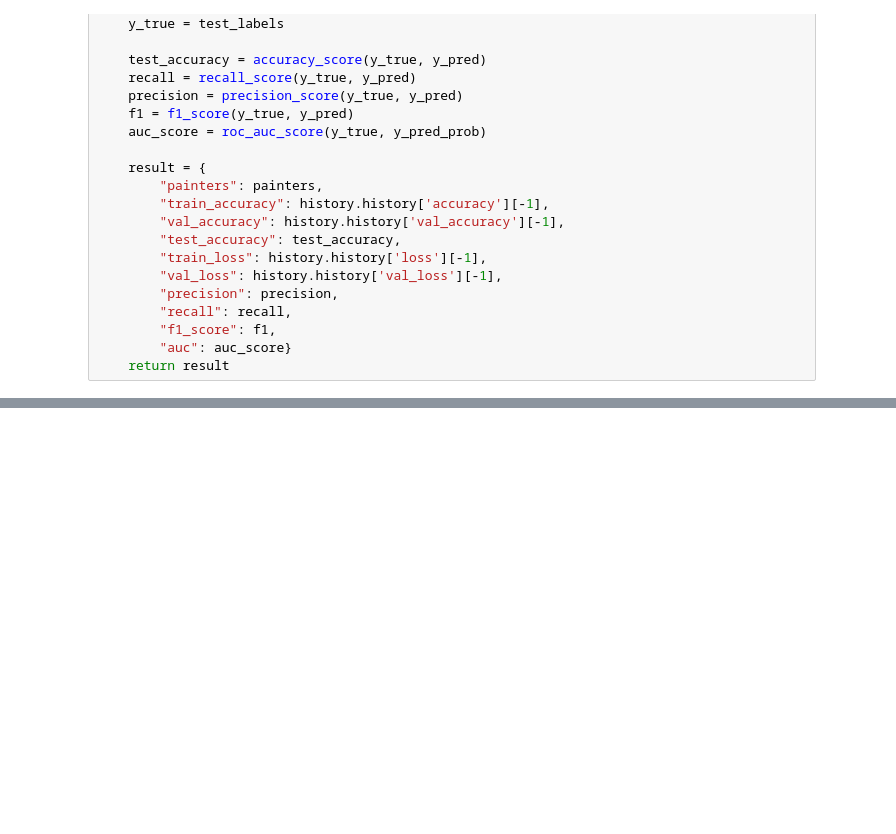
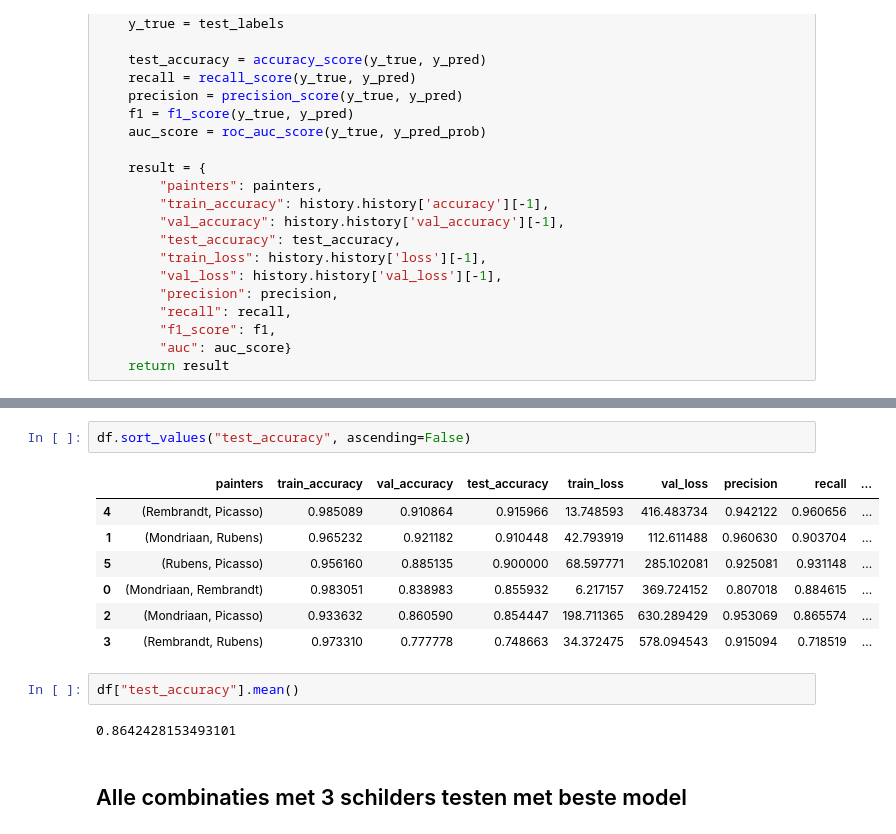
Before and after one commit to Tim-Mortier/Schilderijen-Classificatie, a Jupyter notebook: 6_Model_Training.ipynb, the cells around one changed output, grey strips where cells are left out. Cells and saved outputs as stored; diff of their text form; blank space fills up the shorter version.

```diff
--- a/6_Model_Training.ipynb
+++ b/6_Model_Training.ipynb
@@ -751,0 +711,16 @@ Found 371 files belonging to 2 classes.
+# %%
+df.sort_values("test_accuracy", ascending=False)
+# %% [output]
+|  | painters | train_accuracy | val_accuracy | test_accuracy | train_loss | val_loss | precision | recall | ... |
+| 4 | (Rembrandt, Picasso) | 0.985089 | 0.910864 | 0.915966 | 13.748593 | 416.483734 | 0.942122 | 0.960656 | ... |
+| 1 | (Mondriaan, Rubens) | 0.965232 | 0.921182 | 0.910448 | 42.793919 | 112.611488 | 0.960630 | 0.903704 | ... |
+| 5 | (Rubens, Picasso) | 0.956160 | 0.885135 | 0.900000 | 68.597771 | 285.102081 | 0.925081 | 0.931148 | ... |
+| 0 | (Mondriaan, Rembrandt) | 0.983051 | 0.838983 | 0.855932 | 6.217157 | 369.724152 | 0.807018 | 0.884615 | ... |
+| 2 | (Mondriaan, Picasso) | 0.933632 | 0.860590 | 0.854447 | 198.711365 | 630.289429 | 0.953069 | 0.865574 | ... |
+| 3 | (Rembrandt, Rubens) | 0.973310 | 0.777778 | 0.748663 | 34.372475 | 578.094543 | 0.915094 | 0.718519 | ... |
+# %%
+df["test_accuracy"].mean()
+# %% [output]
+0.8642428153493101
+# %% [markdown]
+## Alle combinaties met 3 schilders testen met beste model
```
Also changed, not shown: parts of 16 cells of this notebook.
